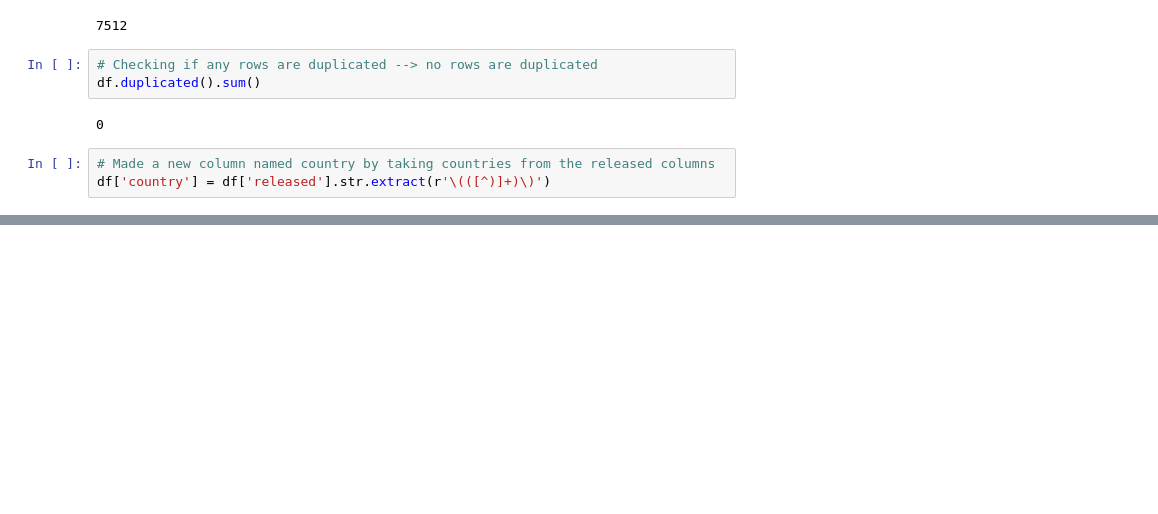
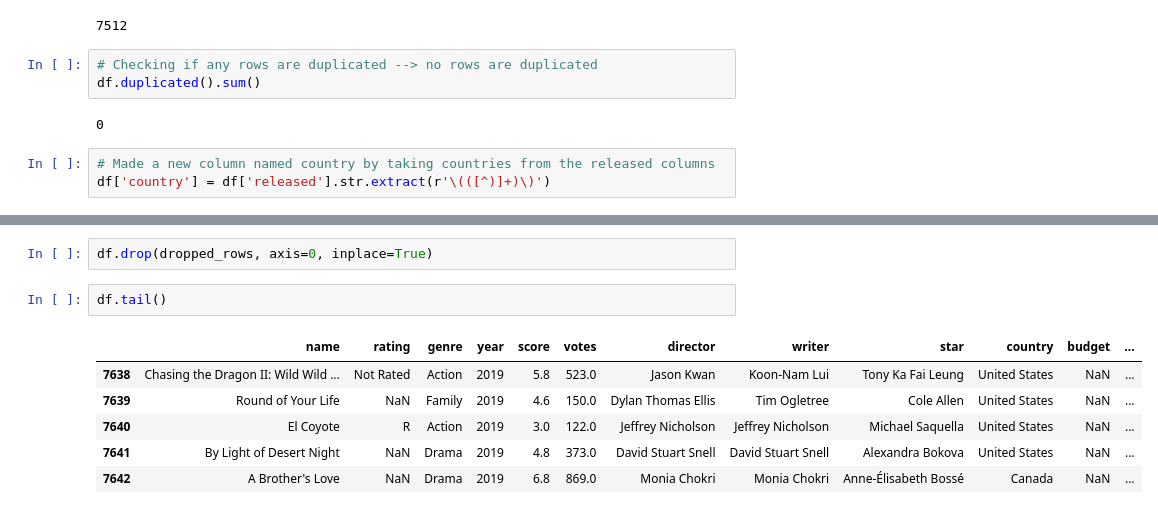
Before and after one commit to yousufellithy/midtermproject, a Jupyter notebook: moviesproject.ipynb, the cells around one changed output, grey strips where cells are left out. Cells and saved outputs as stored; diff of their text form; blank space fills up the shorter version.

```diff
--- a/moviesproject.ipynb
+++ b/moviesproject.ipynb
@@ -97,0 +160,11 @@ df.head()
+# %%
+df.drop(dropped_rows, axis=0, inplace=True)
+# %%
+df.tail()
+# %% [output]
+|  | name | rating | genre | year | score | votes | director | writer | star | country | budget | ... |
+| 7638 | Chasing the Dragon II: Wild Wild ... | Not Rated | Action | 2019 | 5.8 | 523.0 | Jason Kwan | Koon-Nam Lui | Tony Ka Fai Leung | United States | NaN | ... |
+| 7639 | Round of Your Life | NaN | Family | 2019 | 4.6 | 150.0 | Dylan Thomas Ellis | Tim Ogletree | Cole Allen | United States | NaN | ... |
+| 7640 | El Coyote | R | Action | 2019 | 3.0 | 122.0 | Jeffrey Nicholson | Jeffrey Nicholson | Michael Saquella | United States | NaN | ... |
+| 7641 | By Light of Desert Night | NaN | Drama | 2019 | 4.8 | 373.0 | David Stuart Snell | David Stuart Snell | Alexandra Bokova | United States | NaN | ... |
+| 7642 | A Brother's Love | NaN | Drama | 2019 | 6.8 | 869.0 | Monia Chokri | Monia Chokri | Anne-Élisabeth Bossé | Canada | NaN | ... |
```
Also changed, not shown: parts of 8 cells of this notebook.
